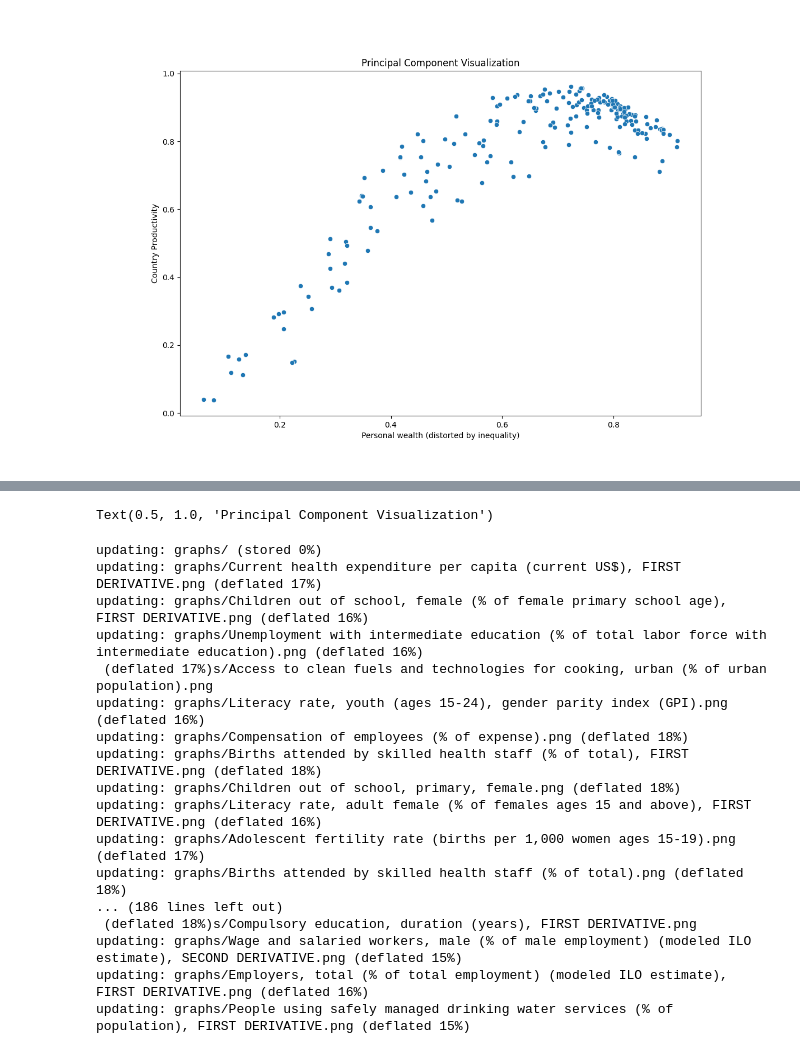
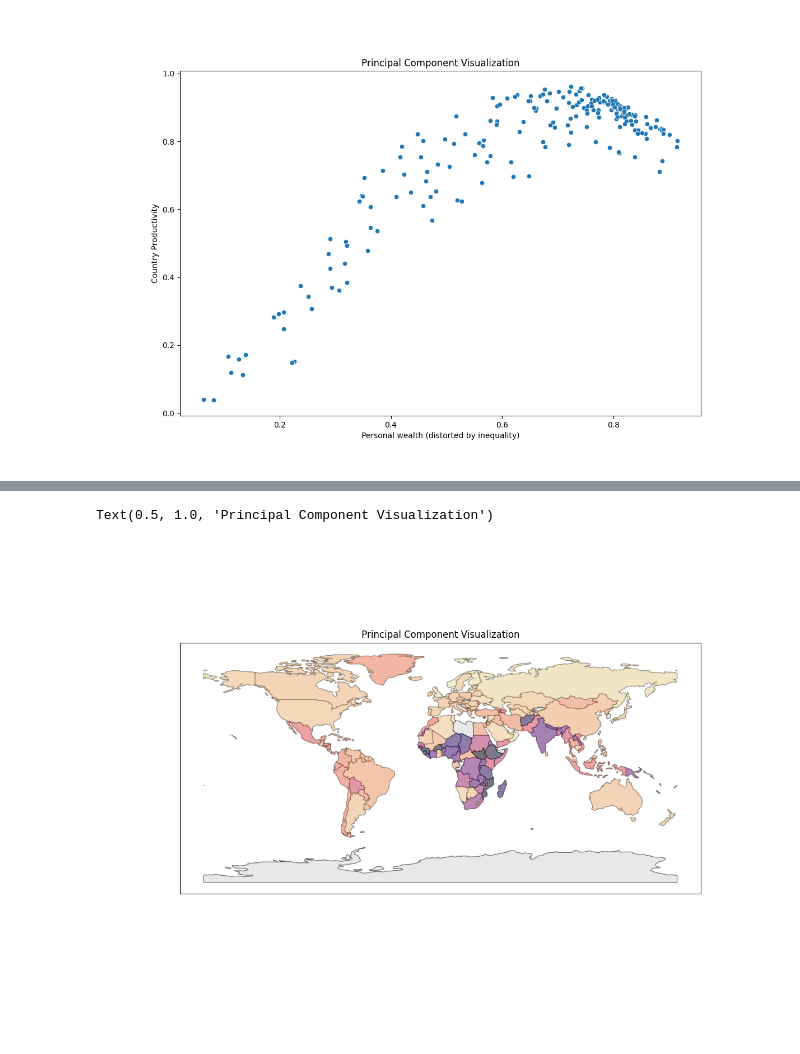
Before and after one commit to echometerain/cxc, a Jupyter notebook: sap.ipynb, the cells around one changed output, grey strips where cells are left out. Cells and saved outputs as stored; diff of their text form; code cells hidden in the pictures; blank space fills up the shorter version.

Commit message:
use subplots

```diff
--- a/sap.ipynb
+++ b/sap.ipynb
@@ -255,15 +246,14 @@ import matplotlib.patches as mpatches
 import geopandas as gpd
 from thefuzz import process
 
-plt.clf()
+fig3, ax3 = plt.subplots(figsize=(12, 8))
 
 # geopandas stopped supporting built-in datasets :(
 world = gpd.read_file("https://naciscdn.org/naturalearth/110m/cultural/ne_110m_admin_0_countries.zip").set_index("ADMIN")
-ax = fig.add_subplot()
 
 # world map outline
 world.plot(
-    ax=ax,
+    ax=ax3,
     color="lightgray",
     edgecolor="black",
     alpha=0.5
@@ -275,66 +265,49 @@ colored_countries = gpd.GeoDataFrame(columns=['geometry', 'score'])
 # patches = []
 
 for i in range(len(score_series)):
     # fuzzy match country labels from the SAP dataset to the geographic data
     match = process.extractOne(score_series.index[i], world.index) # (country name, confidence)
     if match[1] < 50: # less than 50% certainty
         continue
     country_geometry = world.loc[match[0]].geometry
     score = ((score_series.iloc[i] - 1200) / (2800 - 1200))**2
     colored_countries.loc[match[0]] = {
         'geometry': country_geometry,
         'score': score
     }
     # color = colors(((score - 1200) / (2800 - 1200))**2)
     # patch = mpatches.Patch(label=match[0], color=color)
     # patches.append(patch)
 
 # plot country colours
 if not colored_countries.empty:
     colored_countries.plot(
-        ax=ax,
+        ax=ax3,
         column='score',
         cmap=colors,
         alpha=0.5
     )
 
 # turn off axis ticks
-ax.set_xticks([])
-ax.set_yticks([])
+ax3.set_xticks([])
+ax3.set_yticks([])
 
 plt.title("Principal Component Visualization")
 # %% [output]
 Text(0.5, 1.0, 'Principal Component Visualization')
+[figure, added]
 # %%
-# DO NOT RUN unless you want all the other charts to not show up
-# save normalization data as separate files
-import matplotlib
-matplotlib.use('Agg')
-def plot_row(row):
-    filename = ''.join([i if ord(i) < 128 and i != '/' else ' ' for i in row.name]) # make filename safe
-    ax = sns.displot(data=list(row))
-    plt.title("\n".join(textwrap.wrap(row.name + " (normalized)", 50)))
-    plt.savefig("graphs/" + filename + ".png", bbox_inches='tight')
-    plt.clf()
+# # DO NOT RUN unless you want all the other charts to not show up
+# # save normalization data as separate files
+# import matplotlib
+# matplotlib.use('Agg')
+# def plot_row(row):
+#     filename = ''.join([i if ord(i) < 128 and i != '/' else ' ' for i in row.name]) # make filename safe
+#     ax = sns.displot(data=list(row))
+#     plt.title("\n".join(textwrap.wrap(row.name + " (normalized)", 50)))
+#     plt.savefig("graphs/" + filename + ".png", bbox_inches='tight')
+#     plt.clf()
 
-# show how successful the normalization was
-df2.T.apply(plot_row, axis=1)
-!zip -r graphs.zip ./graphs
+# # show how successful the normalization was
+# df2.T.apply(plot_row, axis=1)
+# !zip -r graphs.zip ./graphs
-# %% [output]
-updating: graphs/ (stored 0%)
-updating: graphs/Current health expenditure per capita (current US$), FIRST DERIVATIVE.png (deflated 17%)
-updating: graphs/Children out of school, female (% of female primary school age), FIRST DERIVATIVE.png (deflated 16%)
-updating: graphs/Unemployment with intermediate education (% of total labor force with intermediate education).png (deflated 16%)
- (deflated 17%)s/Access to clean fuels and technologies for cooking, urban (% of urban population).png
-updating: graphs/Literacy rate, youth (ages 15-24), gender parity index (GPI).png (deflated 16%)
-updating: graphs/Compensation of employees (% of expense).png (deflated 18%)
-updating: graphs/Births attended by skilled health staff (% of total), FIRST DERIVATIVE.png (deflated 18%)
-updating: graphs/Children out of school, primary, female.png (deflated 18%)
-updating: graphs/Literacy rate, adult female (% of females ages 15 and above), FIRST DERIVATIVE.png (deflated 16%)
-updating: graphs/Adolescent fertility rate (births per 1,000 women ages 15-19).png (deflated 17%)
-updating: graphs/Births attended by skilled health staff (% of total).png (deflated 18%)
-... (186 lines left out)
- (deflated 18%)s/Compulsory education, duration (years), FIRST DERIVATIVE.png
-updating: graphs/Wage and salaried workers, male (% of male employment) (modeled ILO estimate), SECOND DERIVATIVE.png (deflated 15%)
-updating: graphs/Employers, total (% of total employment) (modeled ILO estimate), FIRST DERIVATIVE.png (deflated 16%)
-updating: graphs/People using safely managed drinking water services (% of population), FIRST DERIVATIVE.png (deflated 15%)
```
Also changed, not shown: parts of 8 cells of this notebook.
